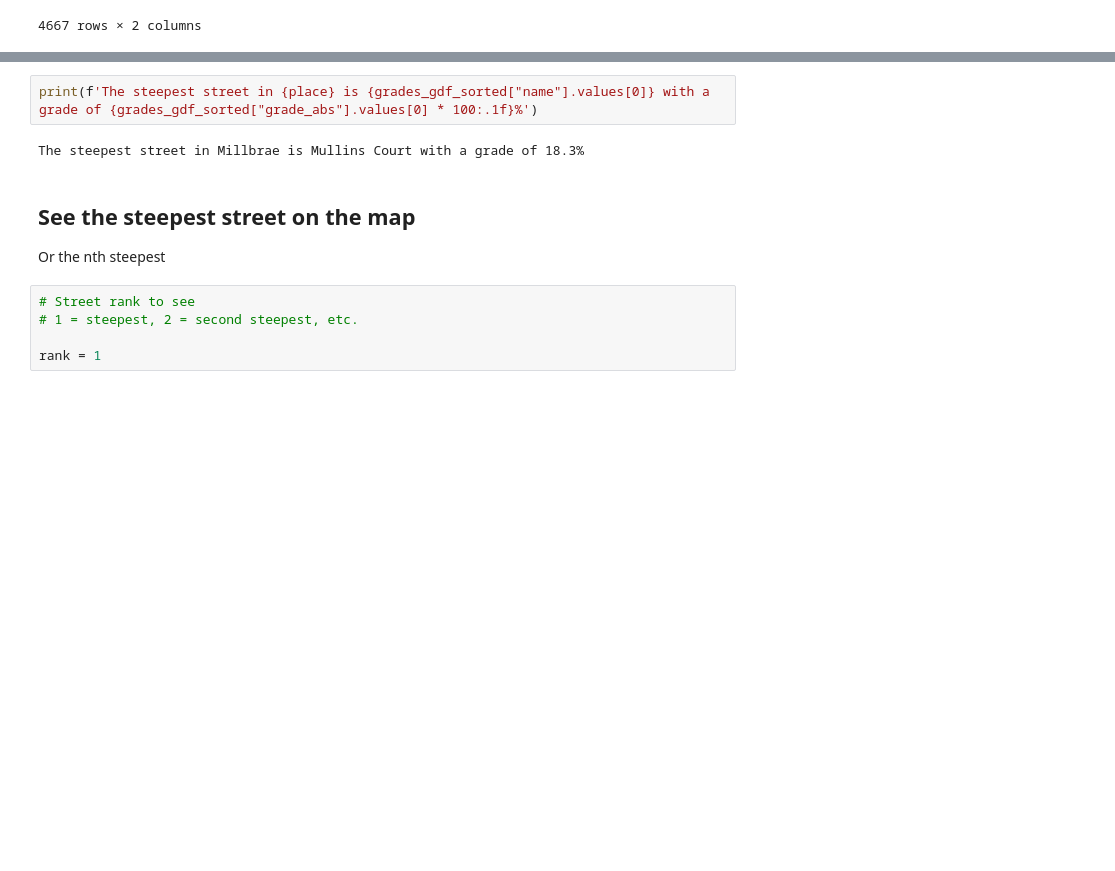
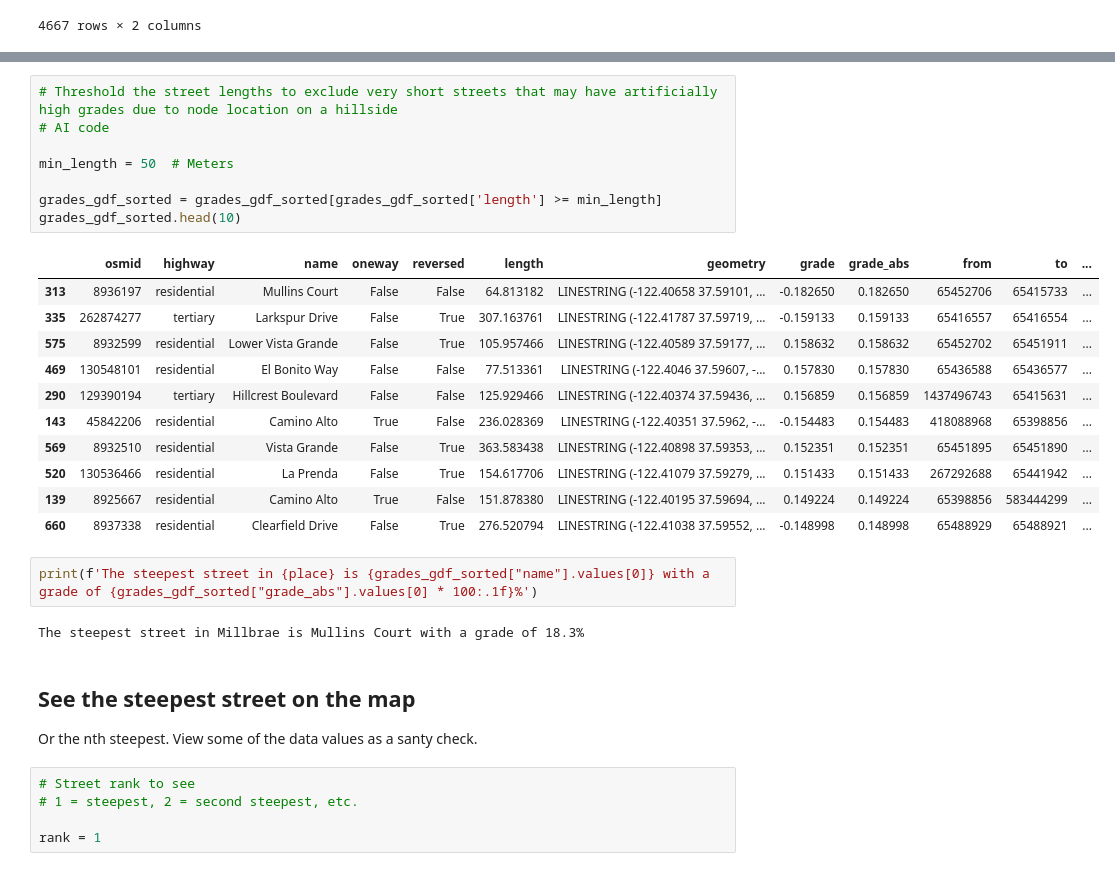
Before and after one commit to nmball42/steepest-streets, a Jupyter notebook: steepest_streets.ipynb, the cells around one changed output, grey strips where cells are left out. Cells and saved outputs as stored; diff of their text form; blank space fills up the shorter version.

```diff
--- a/steepest_streets.ipynb
+++ b/steepest_streets.ipynb
@@ -224,6 +320,26 @@ grades_gdf_sorted.head(10)
 | 143 | 45842206 | residential | Camino Alto | True | False | 236.028369 | LINESTRING (-122.40351 37.5962, -... | -0.154483 | 0.154483 | 418088968 | 65398856 | ... |
 | 569 | 8932510 | residential | Vista Grande | False | True | 363.583438 | LINESTRING (-122.40898 37.59353, ... | 0.152351 | 0.152351 | 65451895 | 65451890 | ... |
 | 520 | 130536466 | residential | La Prenda | False | True | 154.617706 | LINESTRING (-122.41079 37.59279, ... | 0.151433 | 0.151433 | 267292688 | 65441942 | ... |
+# %%
+# Threshold the street lengths to exclude very short streets that may have artificially high grades due to node location on a hillside
+# AI code
+
+min_length = 50  # Meters
+
+grades_gdf_sorted = grades_gdf_sorted[grades_gdf_sorted['length'] >= min_length]
+grades_gdf_sorted.head(10)
+# %% [output]
+|  | osmid | highway | name | oneway | reversed | length | geometry | grade | grade_abs | from | to | ... |
+| 313 | 8936197 | residential | Mullins Court | False | False | 64.813182 | LINESTRING (-122.40658 37.59101, ... | -0.182650 | 0.182650 | 65452706 | 65415733 | ... |
+| 335 | 262874277 | tertiary | Larkspur Drive | False | True | 307.163761 | LINESTRING (-122.41787 37.59719, ... | -0.159133 | 0.159133 | 65416557 | 65416554 | ... |
+| 575 | 8932599 | residential | Lower Vista Grande | False | True | 105.957466 | LINESTRING (-122.40589 37.59177, ... | 0.158632 | 0.158632 | 65452702 | 65451911 | ... |
+| 469 | 130548101 | residential | El Bonito Way | False | False | 77.513361 | LINESTRING (-122.4046 37.59607, -... | 0.157830 | 0.157830 | 65436588 | 65436577 | ... |
+| 290 | 129390194 | tertiary | Hillcrest Boulevard | False | False | 125.929466 | LINESTRING (-122.40374 37.59436, ... | 0.156859 | 0.156859 | 1437496743 | 65415631 | ... |
+| 143 | 45842206 | residential | Camino Alto | True | False | 236.028369 | LINESTRING (-122.40351 37.5962, -... | -0.154483 | 0.154483 | 418088968 | 65398856 | ... |
+| 569 | 8932510 | residential | Vista Grande | False | True | 363.583438 | LINESTRING (-122.40898 37.59353, ... | 0.152351 | 0.152351 | 65451895 | 65451890 | ... |
+| 520 | 130536466 | residential | La Prenda | False | True | 154.617706 | LINESTRING (-122.41079 37.59279, ... | 0.151433 | 0.151433 | 267292688 | 65441942 | ... |
+| 139 | 8925667 | residential | Camino Alto | True | False | 151.878380 | LINESTRING (-122.40195 37.59694, ... | 0.149224 | 0.149224 | 65398856 | 583444299 | ... |
+| 660 | 8937338 | residential | Clearfield Drive | False | True | 276.520794 | LINESTRING (-122.41038 37.59552, ... | -0.148998 | 0.148998 | 65488929 | 65488921 | ... |
 # %%
 print(f'The steepest street in {place} is {grades_gdf_sorted["name"].values[0]} with a grade of {grades_gdf_sorted["grade_abs"].values[0] * 100:.1f}%')
 # %% [output]
@@ -231,7 +347,7 @@ The steepest street in Millbrae is Mullins Court with a grade of 18.3%
 # %% [markdown]
 ## See the steepest street on the map
 
-Or the nth steepest
+Or the nth steepest. View some of the data values as a santy check.
 # %%
 # Street rank to see
 # 1 = steepest, 2 = second steepest, etc.
```
Also changed, not shown: parts of 39 cells of this notebook.
